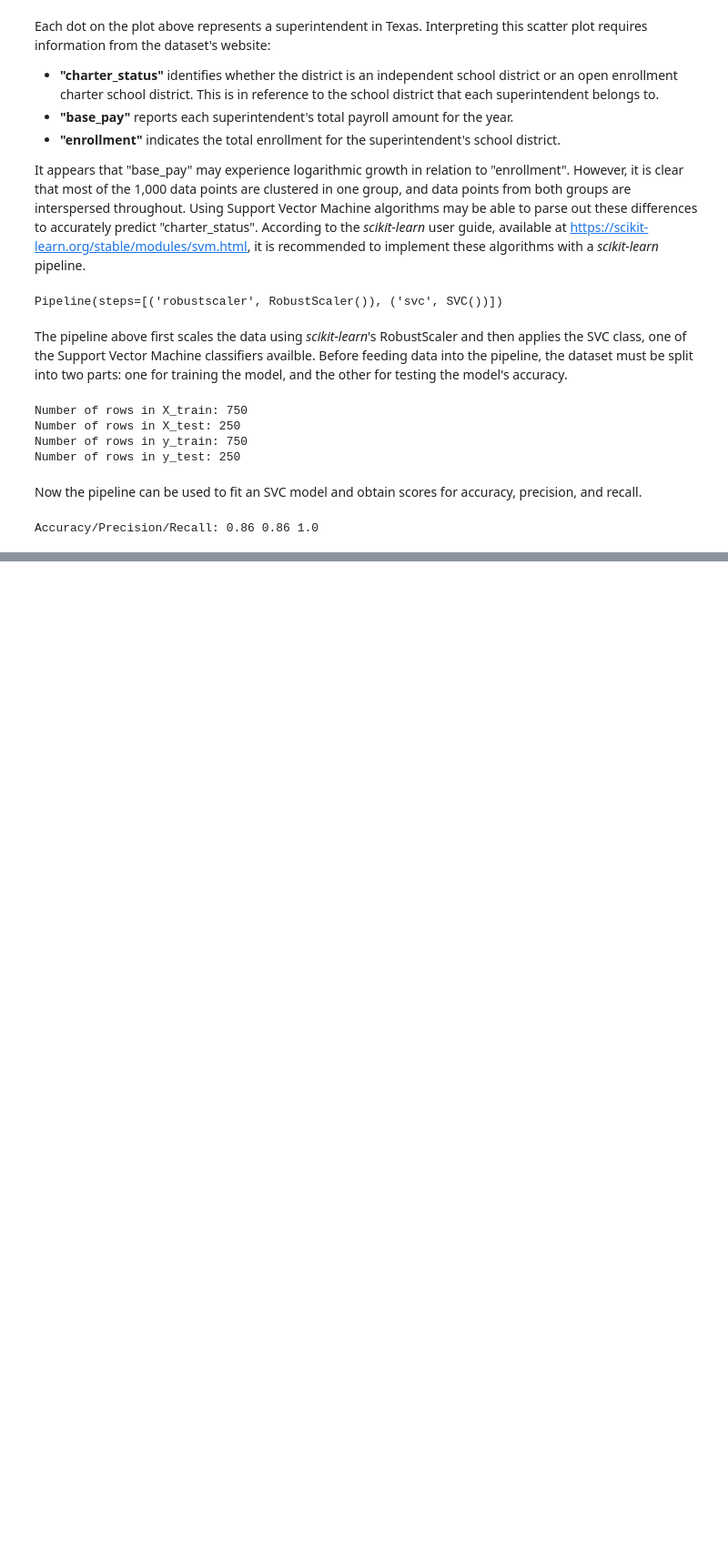
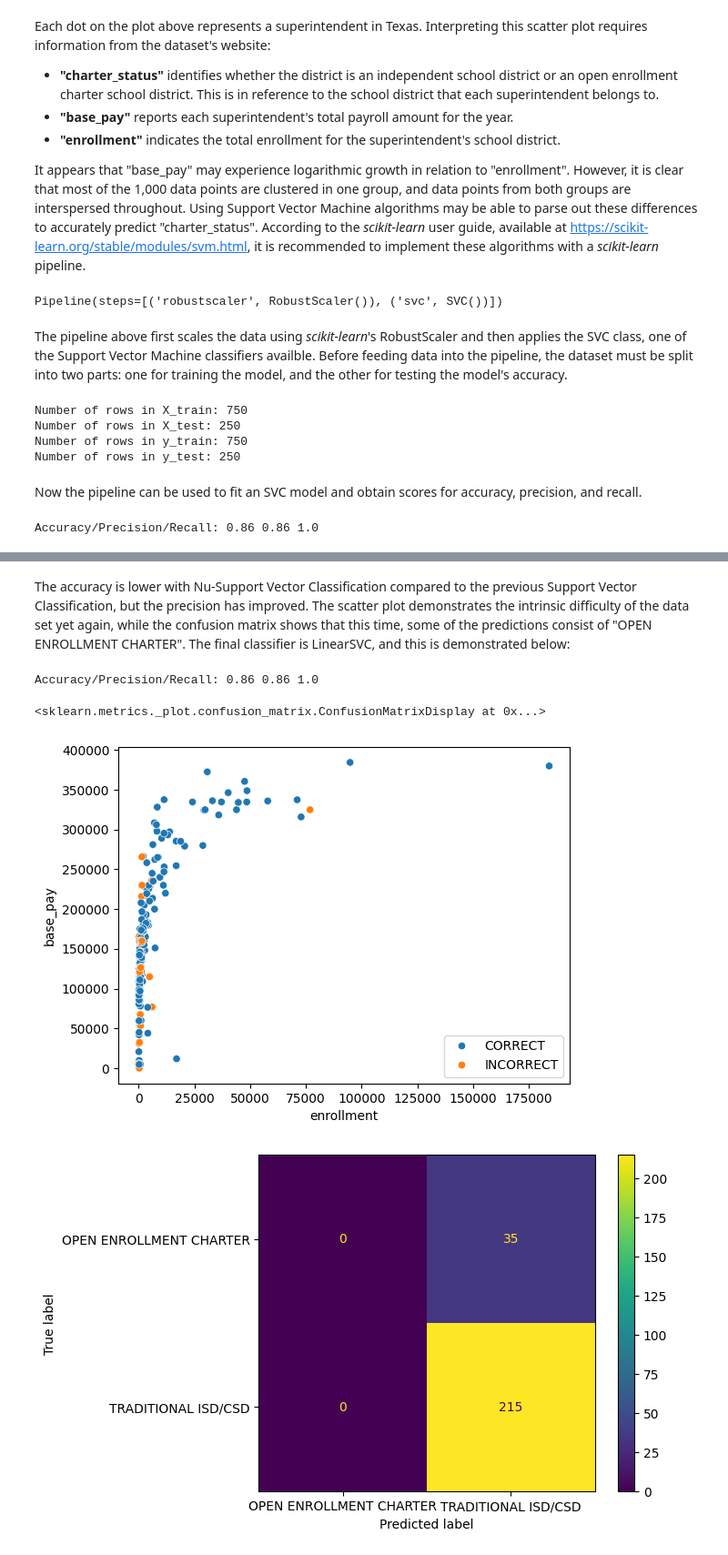
Before and after one commit to Kiron-Ang/DSC, a Jupyter notebook: svm_analysis.ipynb, the cells around one changed output, grey strips where cells are left out. Shown at 91% size. Cells and saved outputs as stored; diff of their text form; code cells hidden in the pictures; blank space fills up the shorter version.

Commit message:
Classify with NuSVC and LinearSVC

```diff
--- a/svm_analysis.ipynb
+++ b/svm_analysis.ipynb
@@ -119,0 +162,37 @@ seaborn.scatterplot(x=X_test["enrollment"], y=X_test["base_pay"], hue=prediction
+# %% [markdown]
+The accuracy is lower with Nu-Support Vector Classification compared to the previous Support Vector Classification, but the precision has improved. The scatter plot demonstrates the intrinsic difficulty of the data set yet again, while the confusion matrix shows that this time, some of the predictions consist of "OPEN ENROLLMENT CHARTER". The final classifier is LinearSVC, and this is demonstrated below:
+# %%
+pipeline = sklearn.pipeline.make_pipeline(
+                sklearn.preprocessing.RobustScaler(),
+                # Ensure nu is small enough to avoid the error:
+                # ValueError: specified nu is infeasible
+                sklearn.svm.LinearSVC()
+            )
+
+pipeline.fit(X_train, y_train)
+
+y_predict = pipeline.predict(X_test)
+
+accuracy = sklearn.metrics.accuracy_score(y_test, y_predict)
+precision = sklearn.metrics.precision_score(y_test, y_predict, pos_label="TRADITIONAL ISD/CSD")
+recall = sklearn.metrics.recall_score(y_test, y_predict, pos_label="TRADITIONAL ISD/CSD")
+
+print("Accuracy/Precision/Recall:", accuracy, precision, recall)
+
+predictions = []
+number = 0
+for test in y_test:
+  if y_predict[number] == test:
+    predictions.append("CORRECT")
+  else:
+    predictions.append("INCORRECT")
+  number += 1
+
+seaborn.scatterplot(x=X_test["enrollment"], y=X_test["base_pay"], hue=predictions)
+
+sklearn.metrics.ConfusionMatrixDisplay.from_predictions(y_test, y_predict)
+# %% [output]
+Accuracy/Precision/Recall: 0.86 0.86 1.0
+<sklearn.metrics._plot.confusion_matrix.ConfusionMatrixDisplay at 0x...>
+[figure, added]
+[figure, added]
```
Also changed, not shown: parts of 6 cells of this notebook.
